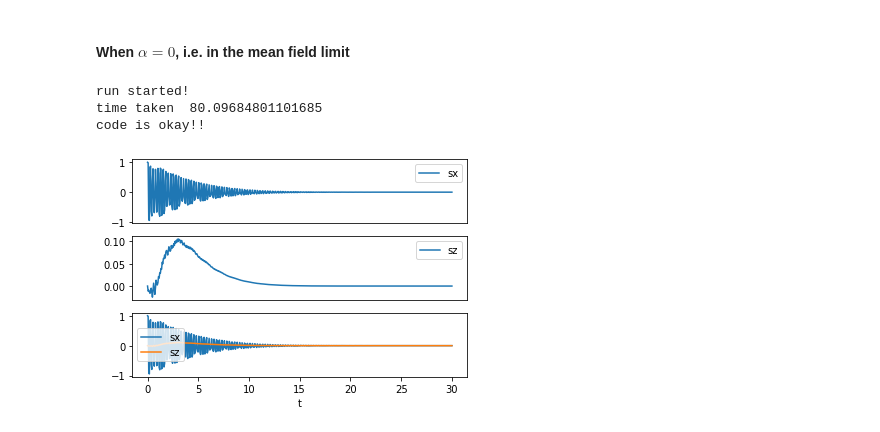
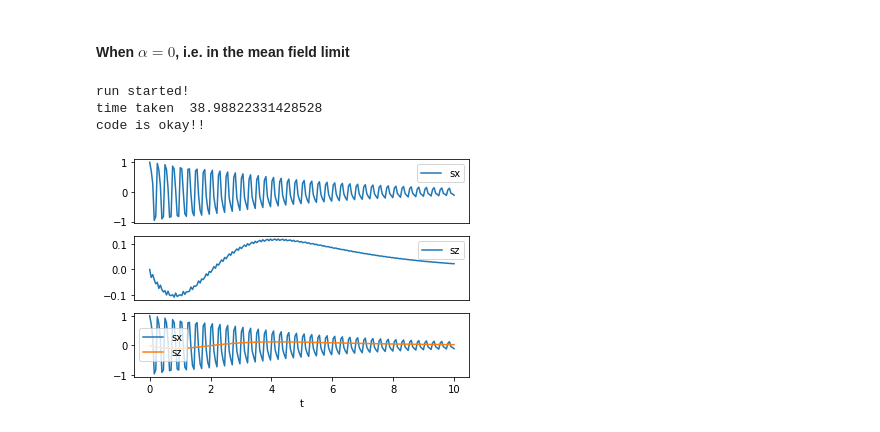
Before and after one commit to rahmahi/BBGKY-hierarchy, a Jupyter notebook: bbgky_mori_mahbub/bbgky_xxz_mori_mahi.ipynb, the cells around one changed output. Cells and saved outputs as stored; diff of their text form; code cells hidden in the pictures.

```diff
--- a/bbgky_mori_mahbub/bbgky_xxz_mori_mahi.ipynb
+++ b/bbgky_mori_mahbub/bbgky_xxz_mori_mahi.ipynb
@@ -34,7 +34,7 @@ alpha = 0.0     # the number of order parameter; alpha = 0 is meanfield limit
 omega = 25.0    # Insert a float value for omega
 hdc = 0.1       # This is the dc part of the symmetry breaking field
 amp = 25.0      # amplitude of the symmetry breaking field
-n = 500         # Number of steps for odeint
+n = 200         # Number of steps for odeint
 
 # Initial values: ACCORDING To XXZ model
 jx, jy, jz = -1.0, 0.0, 0.0
@@ -54,15 +54,6 @@ def jmat(N, alpha):
         J.setdiag(elem, k=-i)
     return J.toarray()
 J = jmat(N, alpha)
-
-
-gmat = np.zeros((N,3,3))
-ttt = 0.0              #initialze the time as zero
-wmat = np.array([[0, 2 * ( hz * np.cos(omega * ttt) + hdc), 0], \
-                      [- 2 * (hz * np.cos(omega * ttt) +hdc), 0, 2 * (sx[0] + hx)],\
-                      [0, - 2 * (sx[0] + hx), 0]])
-v_vec = np.array([[0.0], [ 2 * sz[0]], [- 2 * sy[0]]])
-f_vec = np.array([[1 - sx[0] * sx[0]], [- sy[0] * sx[0]], [- sz[0] * sx[0]]])
 
 
 def gcorr(G,t,k,a,b,wmat,gmat,v_vec,f_vec):
@@ -100,10 +91,18 @@ def xxz_model(dxyz, tspan, gstate,ts):
     return dxyz
 
 z0 = np.array([1.0, 0.0, 0.0], dtype=np.float64)
-t = np.linspace(0.0,30.0,n)
+t = np.linspace(0.0, 10.0,n)
 sx, sy, sz = np.zeros(n), np.zeros(n), np.zeros(n)
 sx[0],sy[0],sz[0] = z0[0],z0[1],z0[2]
 gstate = 0.0
+
+gmat = np.zeros((N,3,3))
+ttt = 0.0              #initialze the time as zero
+wmat = np.array([[0, 2 * ( hz * np.cos(omega * ttt) + hdc), 0], \
+                      [- 2 * (hz * np.cos(omega * ttt) +hdc), 0, 2 * (sx[0] + hx)],\
+                      [0, - 2 * (sx[0] + hx), 0]])
+v_vec = np.array([[0.0], [ 2 * sz[0]], [- 2 * sy[0]]])
+f_vec = np.array([[1 - sx[0] * sx[0]], [- sy[0] * sx[0]], [- sz[0] * sx[0]]])
 
 print("run started!")
 
@@ -120,32 +119,32 @@ for i in range(1,n):
 
     z0 = dxyz[1]
 
 #np.savetxt("bbgky_t_sx_sz_N8_alpha0.txt",np.vstack((np.real(t), np.real(sx), np.real(sz))).T)
 elapse= time.time() - start
 print("time taken ", elapse)
 print("code is okay!!")
 
 plt.title("time evolution for BBGKY xxz model")
 plt.subplot(311)
 plt.plot(t,sx, label="sx")
 #plt.ylim(-1,1)
 plt.legend()
 plt.tick_params(axis='x',which='both',bottom=False,top=False,labelbottom=False)
 plt.subplot(312)
 plt.plot(t,sz, label="sz")
 plt.legend()
 #plt.ylim(-1,1)
 plt.tick_params(axis='x',which='both',bottom=False,top=False,labelbottom=False)
 plt.subplot(313)
 plt.plot(t,sx, label="sx")
 plt.plot(t,sz, label="sz")
 plt.legend()
 #plt.ylim(-1,1)
 plt.xlabel("t")
 #plt.savefig("bbgky_zzx_model_N8_alpha0.jpeg", dpi=300)
 plt.show()
 # %% [output]
 run started!
-time taken  80.09684801101685
+time taken  38.98822331428528
 code is okay!!
-[figure, old version]
+[figure, new version]
```
Also changed, not shown: 1 other file.
